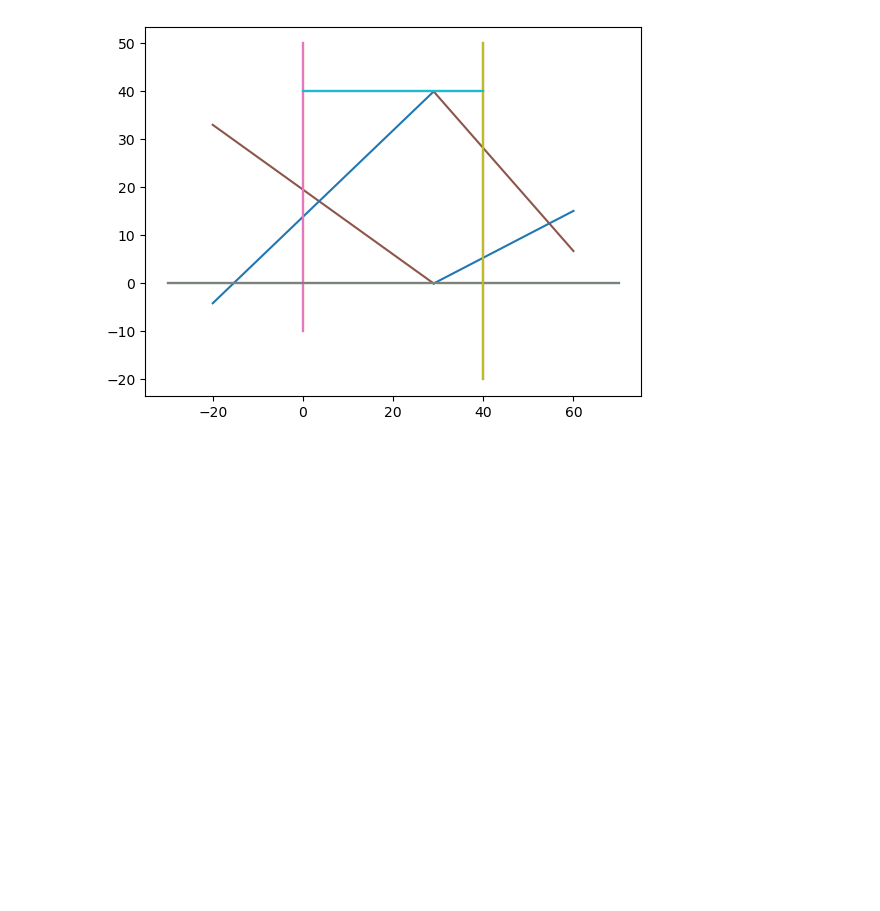
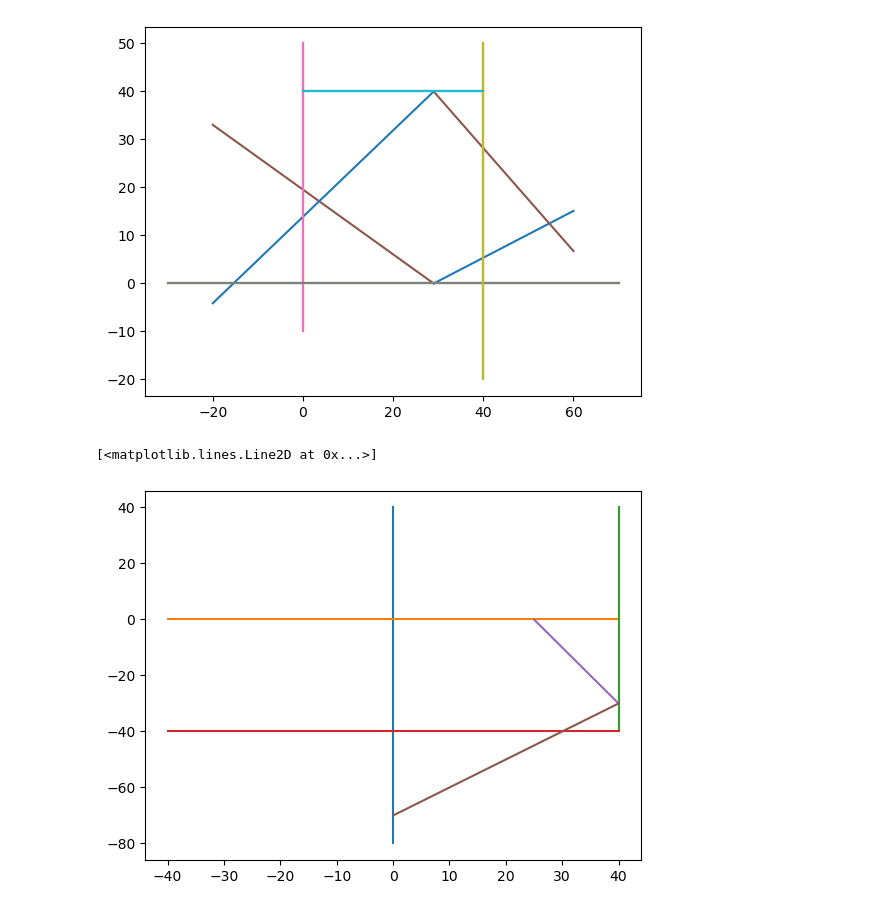
Before and after one commit to erwan29880/tennis-java, a Jupyter notebook: src/app.ipynb, the cells around one changed output. Saved outputs shown, nothing was run; the diff lists cells and outputs as text; code cells hidden in the pictures; blank space fills up the shorter version.

```diff
--- a/src/app.ipynb
+++ b/src/app.ipynb
@@ -211,0 +211,11 @@ from top to right rebond
+# %%
+plt.plot([0,0], [-80, 40]) # y
+plt.plot([-40,40], [0,0])  # x
+plt.plot([40,40], [-40, 40])
+plt.plot([-40,40], [-40, -40])
+plt.plot([25,40], [0,-30])
+plt.plot([40,0], [-30,-70])
+# plt.plot([25, 25], [0, -40])
+# %% [output]
+[<matplotlib.lines.Line2D at 0x...>]
+[figure, added]
```
Also changed, not shown: parts of 2 cells of this notebook, 6 other files.
